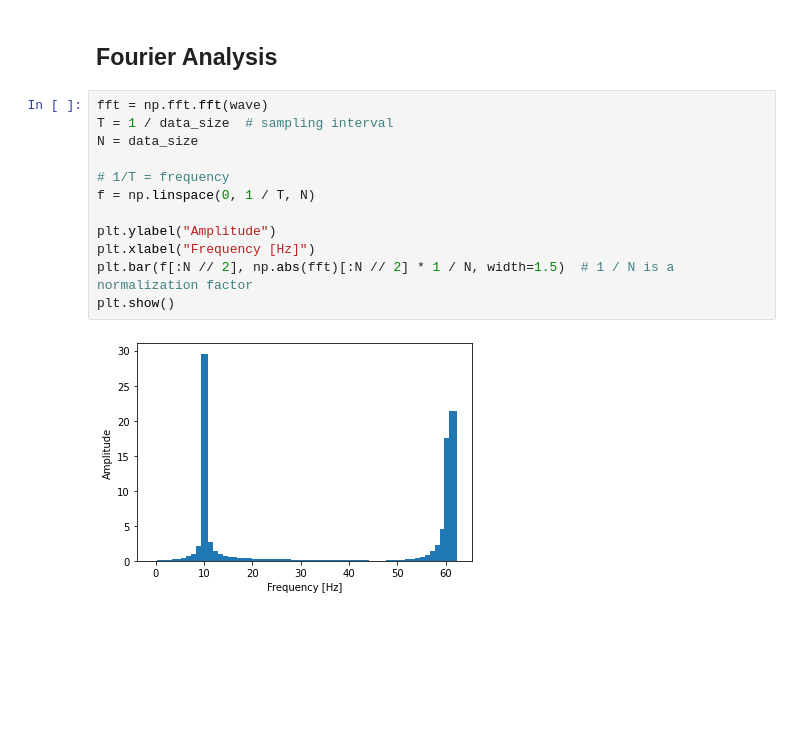
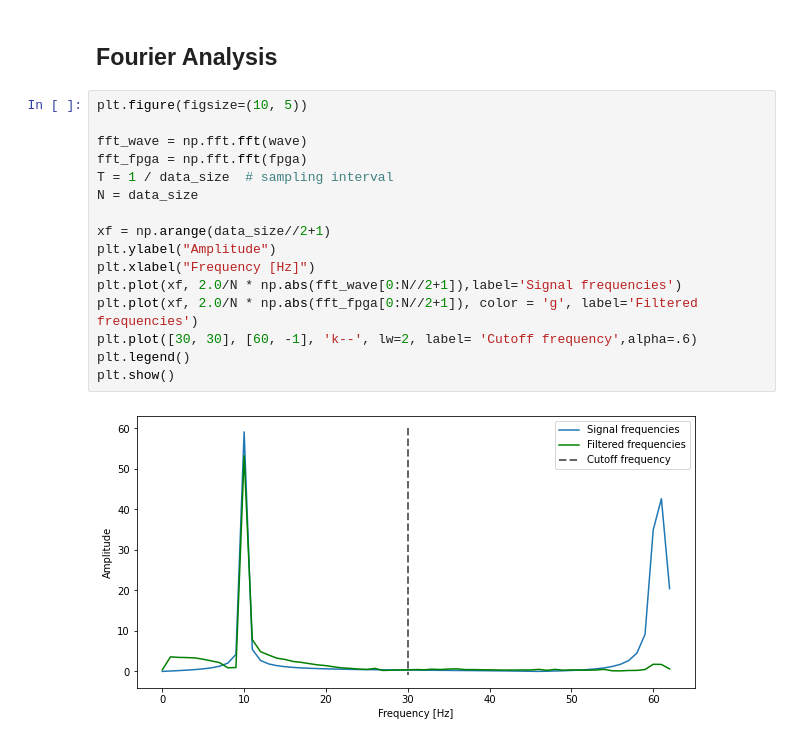
Before and after one commit to SaverioMonaco/4-Taps-FIR-Filter, a Jupyter notebook: src/analysis.ipynb, the cells around one changed output. Saved outputs shown, nothing was run; the diff lists cells and outputs as text; blank space fills up the shorter version.

```diff
--- a/src/analysis.ipynb
+++ b/src/analysis.ipynb
@@ -153,17 +153,21 @@ ax2.legend(loc="upper left")
 [figure]
 # %% [markdown]
 ## Fourier Analysis
-# %%
-fft = np.fft.fft(wave)
-T = 1 / data_size  # sampling interval
-N = data_size
-
-# 1/T = frequency
-f = np.linspace(0, 1 / T, N)
-
-plt.ylabel("Amplitude")
-plt.xlabel("Frequency [Hz]")
-plt.bar(f[:N // 2], np.abs(fft)[:N // 2] * 1 / N, width=1.5)  # 1 / N is a normalization factor
-plt.show()
-# %% [output]
-[figure, removed]
+# %%
+plt.figure(figsize=(10, 5))
+
+fft_wave = np.fft.fft(wave)
+fft_fpga = np.fft.fft(fpga)
+T = 1 / data_size  # sampling interval
+N = data_size
+
+xf = np.arange(data_size//2+1)
+plt.ylabel("Amplitude")
+plt.xlabel("Frequency [Hz]")
+plt.plot(xf, 2.0/N * np.abs(fft_wave[0:N//2+1]),label='Signal frequencies')
+plt.plot(xf, 2.0/N * np.abs(fft_fpga[0:N//2+1]), color = 'g', label='Filtered frequencies')
+plt.plot([30, 30], [60, -1], 'k--', lw=2, label= 'Cutoff frequency',alpha=.6)
+plt.legend()
+plt.show()
+# %% [output]
+[figure, added]
```
Also changed, not shown: parts of 2 cells of this notebook, 1 other file.
